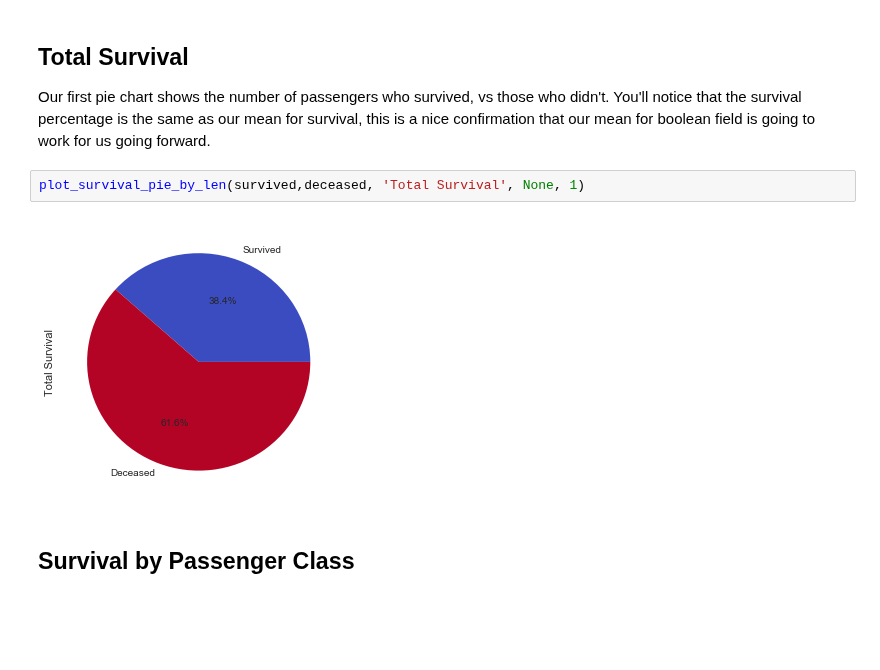
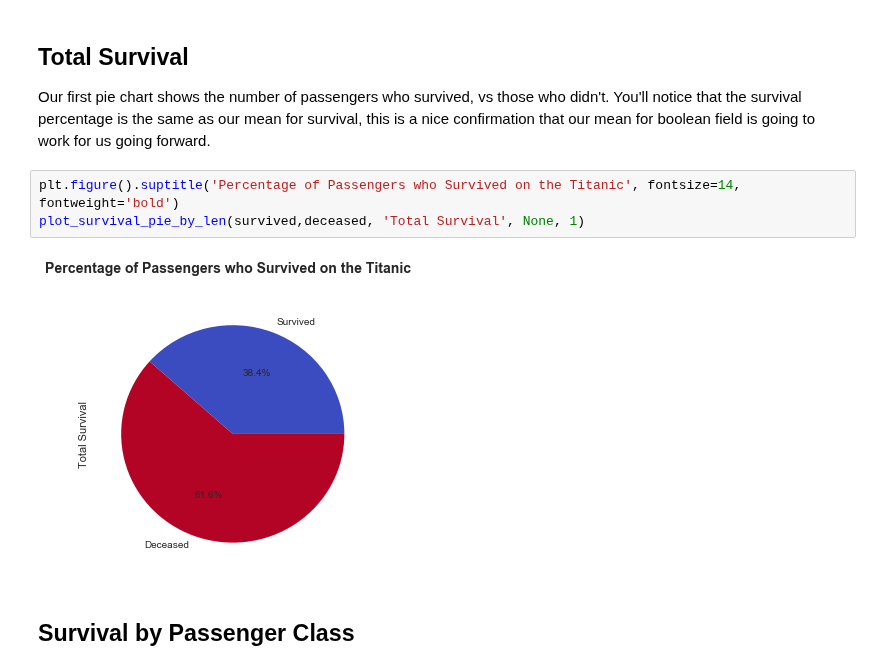
Before and after one commit to kylemeenehan/titanic-data, a Jupyter notebook: Titanic Project.ipynb, the cells around one changed output. Cells and saved outputs as stored; diff of their text form; blank space fills up the shorter version.

Commit message:
added title to one plot

```diff
--- a/Titanic Project.ipynb
+++ b/Titanic Project.ipynb
@@ -101,10 +101,11 @@ deceased = titanic_data[titanic_data.Survived == 0]
 ## Total Survival
 
 Our first pie chart shows the number of passengers who survived, vs those who didn't. You'll notice that the survival percentage is the same as our mean for survival, this is a nice confirmation that our mean for boolean field is going to work for us going forward.
-# %%
-plot_survival_pie_by_len(survived,deceased, 'Total Survival', None, 1)
-# %% [output]
-[figure, removed]
+# %%
+plt.figure().suptitle('Percentage of Passengers who Survived on the Titanic', fontsize=14, fontweight='bold')
+plot_survival_pie_by_len(survived,deceased, 'Total Survival', None, 1)
+# %% [output]
+[figure, added]
 # %% [markdown]
 ## Survival by Passenger Class
 # %% [markdown]
```
